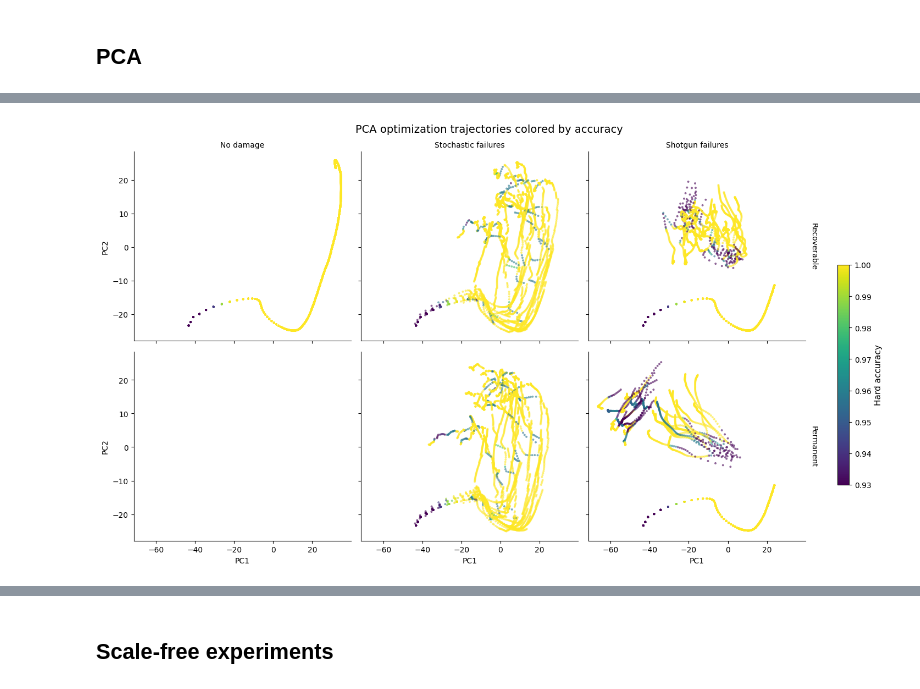
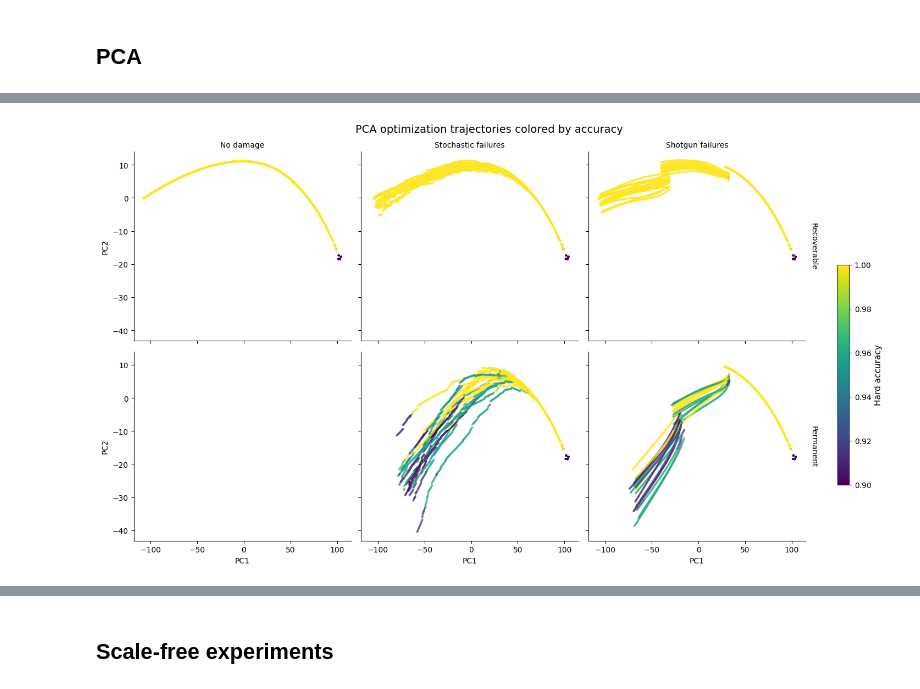
Before and after one commit to GabrielBena/boolean_nca_cc, a Jupyter notebook: boolean_nca_exploration.ipynb, the cells around one changed output, grey strips where cells are left out. Drawn from its saved outputs; the diff is of its cells as text; code cells hidden in the pictures.

```diff
--- a/boolean_nca_exploration.ipynb
+++ b/boolean_nca_exploration.ipynb
@@ -198,9 +199,3 @@ Pool of size 16 initialised ! Circuits are: [264] nodes
 )
 
 damage_params = compute_damage_params(loaded_config, layer_sizes, None)
-n_damage_steps = 2
-n_steps = 256
-damage_steps = jp.linspace(0, n_steps, n_damage_steps + 1, endpoint=False).astype(int)[1:]
-print(f"Damage steps: {damage_steps}")
-
-damage_modes = ["probabilistic", "deterministic"]
@@ -213,7 +206,7 @@ from boolean_nca_cc.training.evaluation import run_bp_scan
 
 bp_eval_results = None
 # %%
-run_bp_eval = True
+run_bp_eval = False
 
 if run_bp_eval:
     opt = optax.adamw(1, 0.8, 0.8, weight_decay=1e-1)
@@ -735,13 +738,13 @@ def add_temporally_refined_pca_columns(
     return out_df, pca, scaler
 # %%
 # --- Build it ---
-traj_df = build_trajectory_df(attn_eval_results, bp_results=bp_eval_results)
+traj_df = build_trajectory_df(attn_eval_results, bp_results=None)
 # %%
 traj_df["logits_vec_sigmoid"] = traj_df["logits_vec"].apply(lambda x: jax.nn.sigmoid(x))
 # %%
-models_to_use = ["BP"]
+models_to_use = ["NCA"]
 
-use_temporal_refinement = True
+use_temporal_refinement = False
 use_umap = False
 use_sigmoid = False
 
@@ -773,7 +776,7 @@ traj_df_pca["damage_label"] = traj_df_pca["damage_mode"].replace(
 )
 
 traj_df_pca["permanent_label"] = traj_df_pca["permanent"].map(
-    {True: "Permanent", False: "Recoverable"}
+    {1.0: "Permanent", 0.0: "Recoverable"}
 )
 traj_df_pca["condition"] = traj_df_pca["damage_label"] + "\n" + traj_df_pca["permanent_label"]
 
@@ -883,14 +881,13 @@ def legend_to_colorbar(g, hue_col, data, palette="viridis", label=None, vmin=Non
 
     return g
 # %%
-v_min, v_max = 0.93, 1.0
+v_min, v_max = 0.9, 1.0
 hue_norm = mcolors.LogNorm(vmin=v_min, vmax=v_max)
 hue = "hard_accuracy"
 
 use_umap = False
 
 g = sns.relplot(
-    # data=traj_df_pca.query("model == 'BP'"),
     data=traj_df_pca,
     x="PC1" if not use_umap else "UMAP1",
     y="PC2" if not use_umap else "UMAP2",
@@ -899,34 +896,35 @@ g = sns.relplot(
     col="damage_label",
     row="permanent_label",
     palette="viridis",
     kind="scatter",
     s=8,
     alpha=0.6,
     edgecolor="none",
     facet_kws={"sharex": True, "sharey": True, "margin_titles": True},
     height=4,
     aspect=1.2,
     legend=False,
     hue_norm=hue_norm if hue == "hard_accuracy" else None,
+    row_order=["Recoverable", "Permanent"],
 )
 g.set_titles(row_template="{row_name}", col_template="{col_name}")
 g.figure.suptitle("PCA optimization trajectories colored by accuracy", y=1.02, fontsize=14)
 legend_to_colorbar(
     g,
     hue,
     traj_df_pca,
     palette="viridis",
     label=hue.replace("_", " ").capitalize(),
     vmin=v_min if "accuracy" in hue else None,
     vmax=v_max if "accuracy" in hue else None,
 )
 
 # new_bbox = (bbox.x0, bbox.y0 - 0.25, bbox.width, bbox.height)
 # fig.axes[0].set_position(new_bbox)
 # fig.delaxes(fig.axes[3])
 plt.show()
 # %% [output]
-[figure, old version]
+[figure, new version]
 # %%
 # =====================================================================
 # Trajectory LINES per batch, faceted by condition
```
Also changed, not shown: parts of 37 cells of this notebook, 4 other files.
